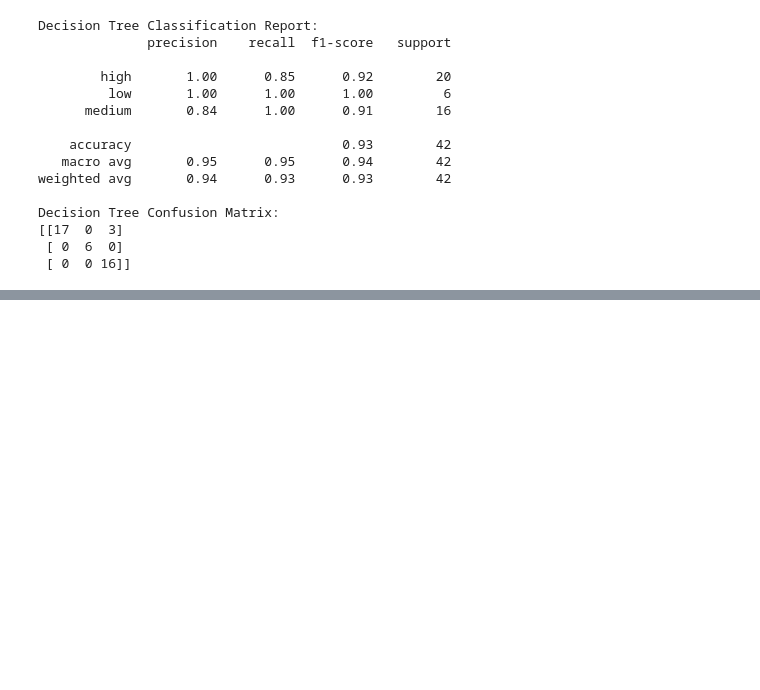
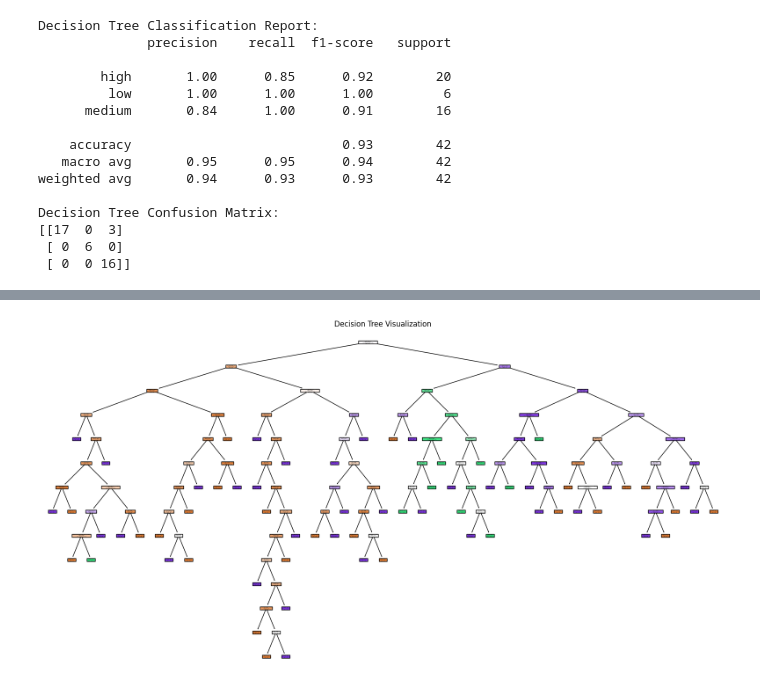
Before and after one commit to adrianalbino/DATA_ANALYTICS, a Jupyter notebook: Assignments/Lecture_8_Assignment.ipynb, the cells around one changed output, grey strips where cells are left out. Cells and saved outputs as stored; diff of their text form; code cells hidden in the pictures; blank space fills up the shorter version.

```diff
--- a/Assignments/Lecture_8_Assignment.ipynb
+++ b/Assignments/Lecture_8_Assignment.ipynb
@@ -53,0 +83,7 @@ Decision Tree Confusion Matrix:
+# %%
+plt.figure(figsize=(20,10))  # Set an appropriate size to make sure the tree is readable
+plot_tree(dt_classifier, feature_names=X.columns, class_names=class_names, filled=True, proportion=True)
+plt.title('Decision Tree Visualization')
+plt.show()
+# %% [output]
+[figure, added]
```
Also changed, not shown: parts of 3 cells of this notebook.
